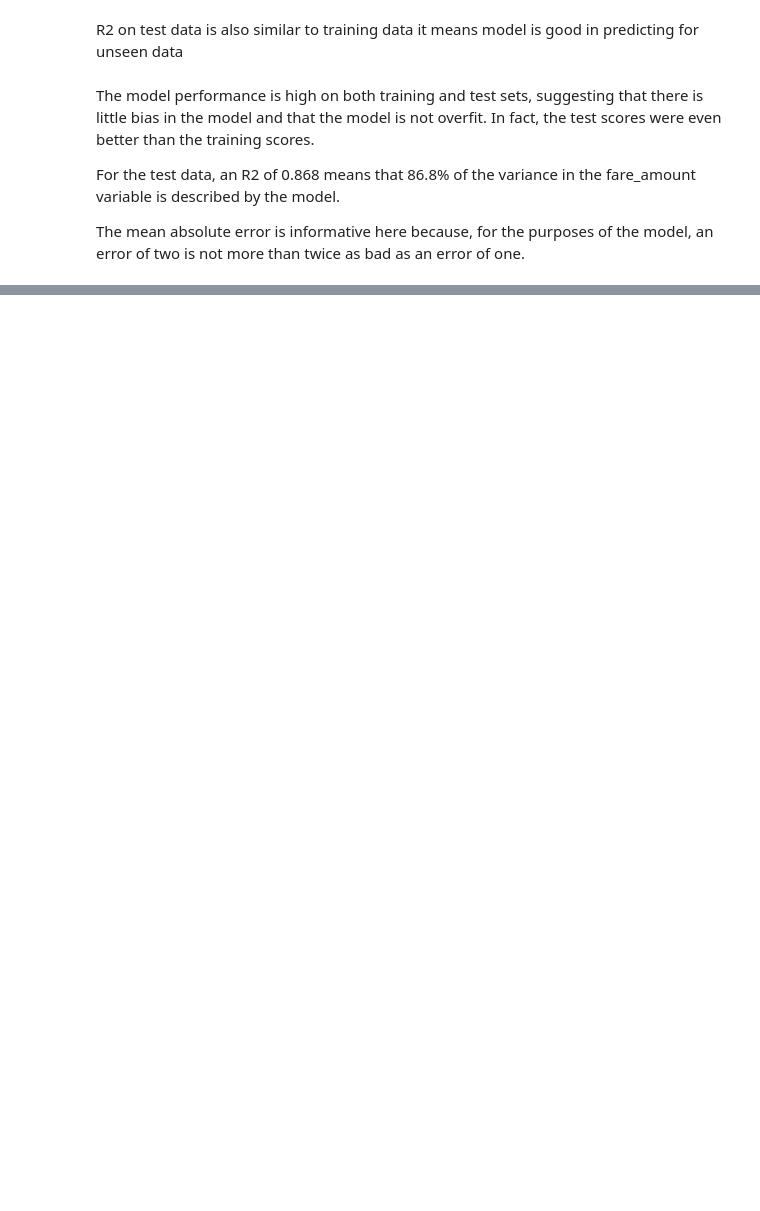
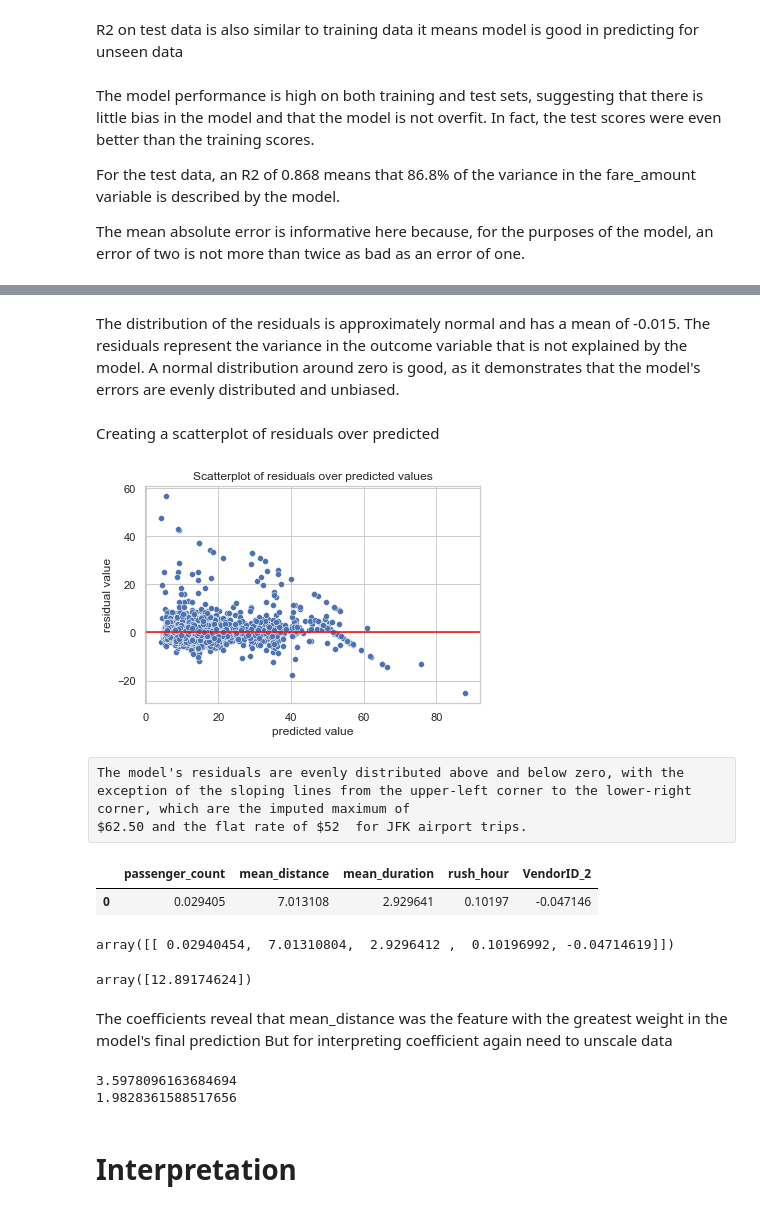
Before and after one commit to Rajnandanigithub/Regression_Analysis, a Jupyter notebook: New_york_Taxi_Fare_prediction.ipynb, the cells around one changed output, grey strips where cells are left out. Cells and saved outputs as stored; diff of their text form; code cells hidden in the pictures; blank space fills up the shorter version.

```diff
--- a/New_york_Taxi_Fare_prediction.ipynb
+++ b/New_york_Taxi_Fare_prediction.ipynb
@@ -692,0 +740,47 @@ The mean absolute error is informative here because, for the purposes of the mod
+# %% [markdown]
+The distribution of the residuals is approximately normal and has a mean of -0.015. The residuals represent the variance in the outcome variable that is not explained by the model. A normal distribution around zero is good, as it demonstrates that the model's errors are evenly distributed and unbiased.
+# %% [markdown]
+Creating a scatterplot of residuals over predicted
+# %%
+# Create a scatterplot of `residuals` over `predicted`
+
+sns.scatterplot(x='predicted', y='residual', data=results)
+plt.axhline(0, c='red')
+plt.title('Scatterplot of residuals over predicted values')
+plt.xlabel('predicted value')
+plt.ylabel('residual value')
+plt.show()
+# %% [output]
+[figure, added]
+# %% [raw]
+The model's residuals are evenly distributed above and below zero, with the exception of the sloping lines from the upper-left corner to the lower-right corner, which are the imputed maximum of
+$62.50 and the flat rate of $52  for JFK airport trips.
+# %%
+# Get model coefficients
+coefficients = pd.DataFrame(lr.coef_, columns=X.columns)
+coefficients
+# %% [output]
+|  | passenger_count | mean_distance | mean_duration | rush_hour | VendorID_2 |
+| 0 | 0.029405 | 7.013108 | 2.929641 | 0.10197 | -0.047146 |
+# %%
+lr.coef_
+# %% [output]
+array([[ 0.02940454,  7.01310804,  2.9296412 ,  0.10196992, -0.04714619]])
+# %%
+lr.intercept_
+# %% [output]
+array([12.89174624])
+# %% [markdown]
+The coefficients reveal that mean_distance was the feature with the greatest weight in the model's final prediction
+But for interpreting coefficient again need to unscale data
+# %%
+# 1. Calculate SD of `mean_distance` in X_train data
+print(X_train['mean_distance'].std())
+
+# 2. Divide the model coefficient by the standard deviation
+print(7.133867 / X_train['mean_distance'].std())
+# %% [output]
+3.5978096163684694
+1.9828361588517656
+# %% [markdown]
+# Interpretation
```
Also changed, not shown: parts of 19 cells of this notebook.
